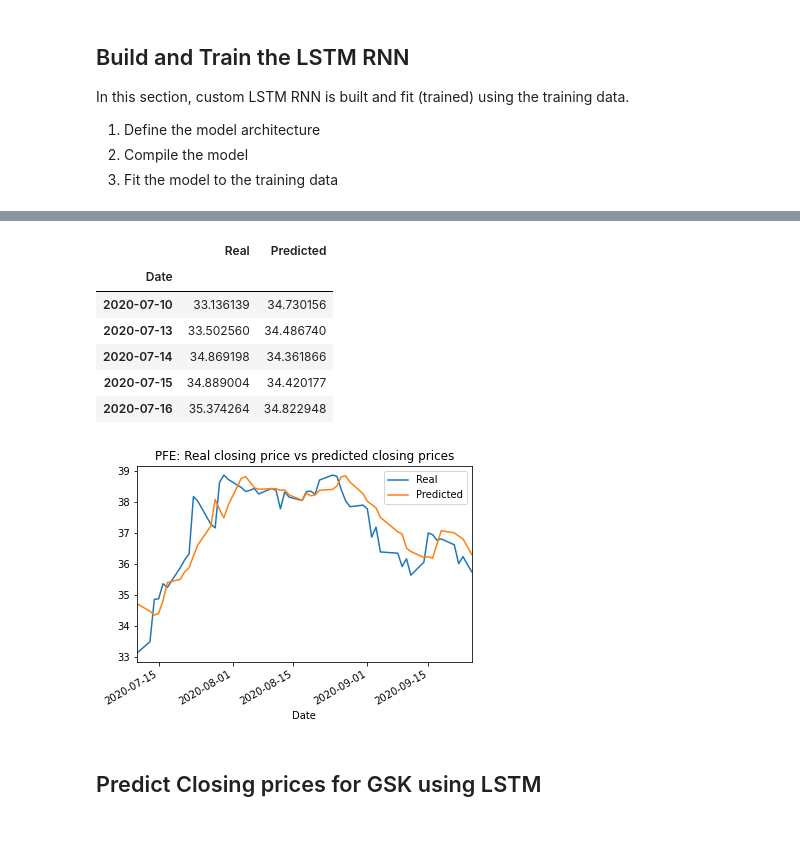
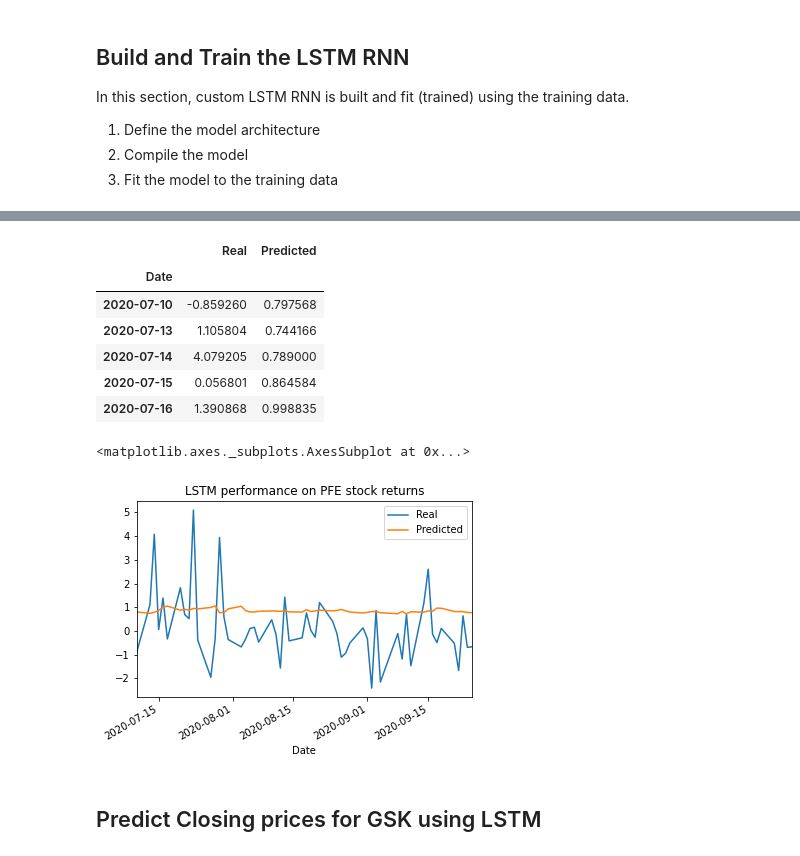
Before and after one commit to ShuranXu/Analysis-of-Trump-Tweets-Impact-To-Pharmaceutical-Stocks, a Jupyter notebook: LSTM_Zeldi.ipynb, the cells around one changed output, grey strips where cells are left out. Saved outputs shown, nothing was run; the diff lists cells and outputs as text; code cells hidden in the pictures.

```diff
--- a/LSTM_Zeldi.ipynb
+++ b/LSTM_Zeldi.ipynb
@@ -77,5 +79,6 @@ dtype: int64
 # %%
 # extract data for PFE and create a dataframe for PFE
-pfe_df = construct_df(df, "Volume.1","Adj Close.1")
+pfe_df_dr = construct_df(df, "Volume.1","Adj Close.1")
+pfe_df = pfe_df_dr.drop(columns=["Volume", "Adj Close"])
 pfe_df.head()
 # %% [output]
@@ -119,10 +123,8 @@ def window_data(df, window, feature_col_number, target_col_number):
 # Then, experiment with window sizes anywhere from 1 to 10 and see how the model performance changes
 window_size = 3
 
-# Column index 1 is the 'Close' column
-# Column index 1 is the `Close` column
-feature_column = 1
-target_column = 1
+feature_column = 0
+target_column = 0
 X, y = window_data(pfe_df, window_size, feature_column, target_column)
 # %%
 # Use 70% of the data for training and the remainder for testing
@@ -250,6 +252,6 @@ _________________________________________________________________
 # %%
 # Train the model
 
-model.fit(X_train, y_train, epochs=20, shuffle=False, batch_size=4, verbose=1)
+model.fit(X_train, y_train, epochs=20, shuffle=False, batch_size=2, verbose=1)
 # %% [output]
 Epoch 1/20
@@ -306,18 +308,19 @@ stocks.head()
 # %% [output]
 |  | Real | Predicted |
 | Date |  |  |
-| 2020-07-10 | 33.136139 | 34.730156 |
-| 2020-07-13 | 33.502560 | 34.486740 |
-| 2020-07-14 | 34.869198 | 34.361866 |
-| 2020-07-15 | 34.889004 | 34.420177 |
-| 2020-07-16 | 35.374264 | 34.822948 |
+| 2020-07-10 | -0.859260 | 0.797568 |
+| 2020-07-13 | 1.105804 | 0.744166 |
+| 2020-07-14 | 4.079205 | 0.789000 |
+| 2020-07-15 | 0.056801 | 0.864584 |
+| 2020-07-16 | 1.390868 | 0.998835 |
 # %%
 # Plot the real vs predicted values as a line chart
-# WINDOW 3, epochs 20, batch 4
-stocks.plot(title="PFE: Real closing price vs predicted closing prices")
-plt.savefig('./Images/PFE_Closing_predicted_price_.png')
+
+stocks.plot(title="LSTM performance on PFE stock returns")
+#plt.savefig('./Images/LSTMmodel_PFE_stock_returns.png')
 # %% [output]
+<matplotlib.axes._subplots.AxesSubplot at 0x...>
-[figure, old version]
+[figure, new version]
 # %% [markdown]
 ## Predict Closing prices for GSK using LSTM
 # %%
```
Also changed, not shown: parts of 26 cells of this notebook, 2 other files.
